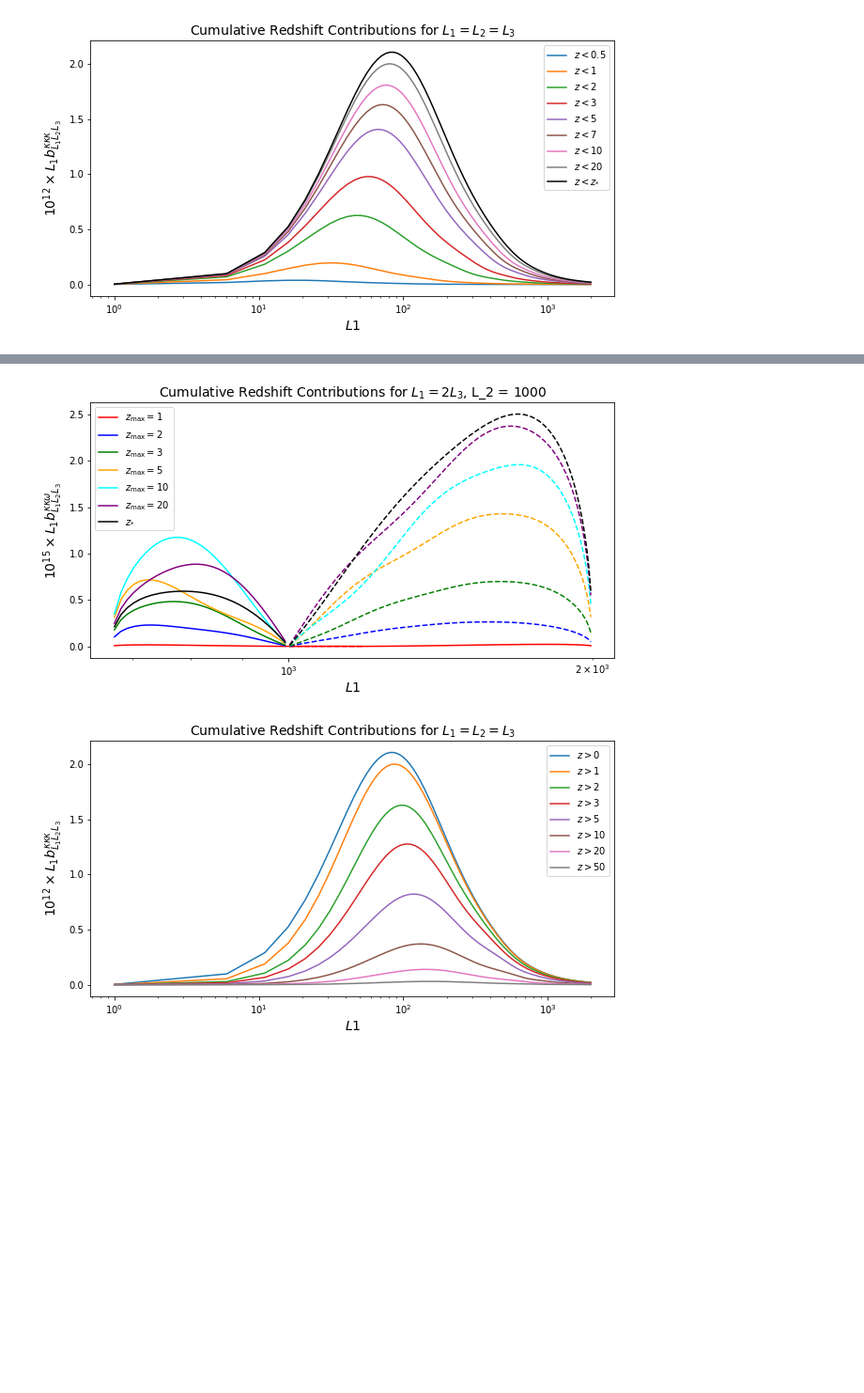
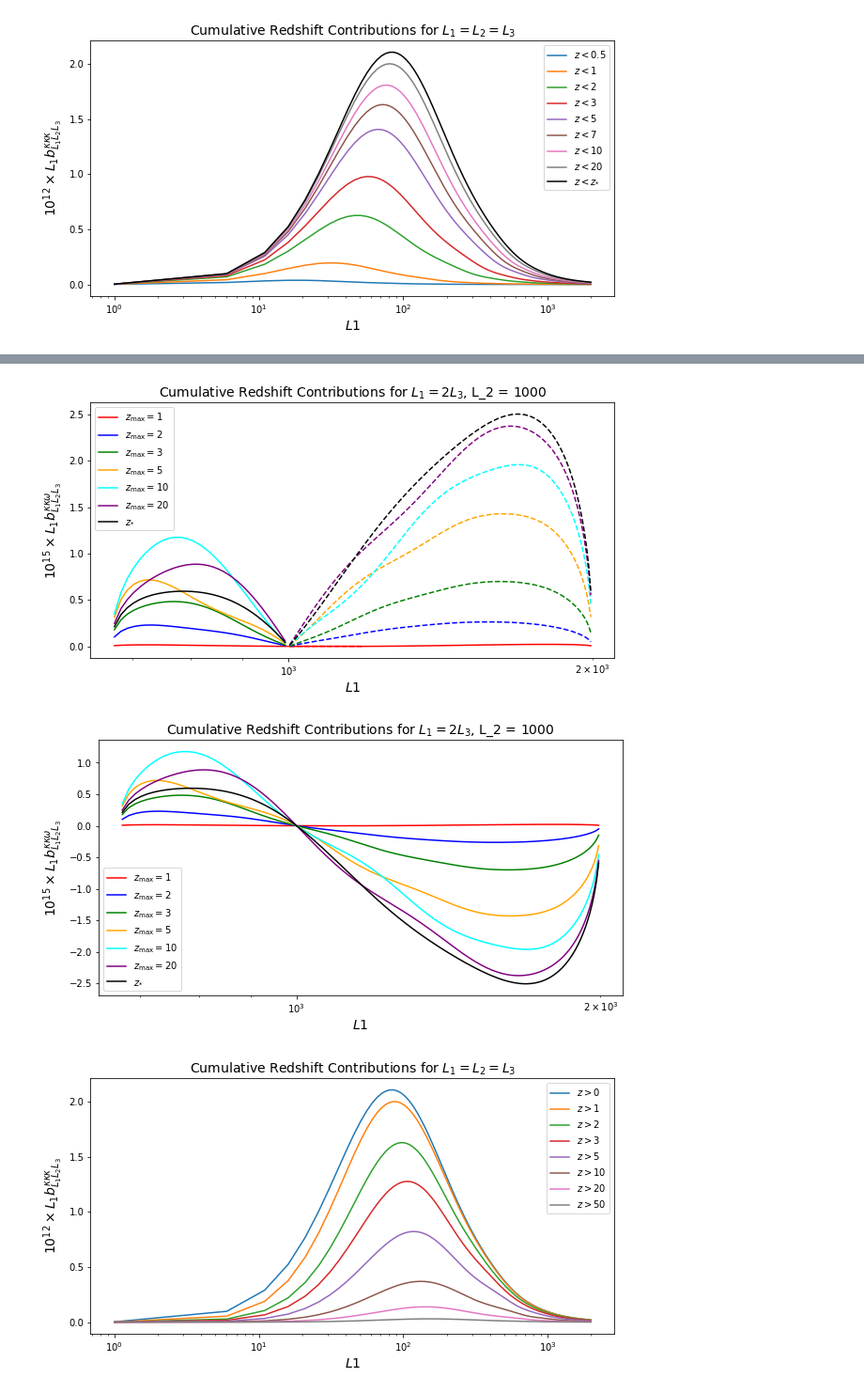
Before and after one commit to mfrobertson/omegaQE, a Jupyter notebook: kkomega/bispectra.ipynb, the cells around one changed output, grey strips where cells are left out. Shown at 94% size. Drawn from its saved outputs; the diff is of its cells as text; code cells hidden in the pictures; blank space fills up the shorter version.

```diff
--- a/kkomega/bispectra.ipynb
+++ b/kkomega/bispectra.ipynb
@@ -144,28 +144,40 @@ plt.show()
 # %%
 zmaxs = np.array([1,2,3,5,10,20,None])
 colours = np.array(["red", "blue", "green", "orange","cyan","purple","k"])
 L2max = 1000
 dL = 5
 Ls = np.arange(1, L2max, dL)
 L1 = 2*Ls
 L2 = 1000
 L3 = Ls
 bi = Bispectra()
 for iii, zmax in enumerate(zmaxs):
     bi_conv_rot = bi.get_convergence_rotation_bispectrum(L1, L2, L3, zmax=zmax)
     if zmax is None:
         plt.semilogx(L1[bi_conv_rot>0], 1e15*L1[bi_conv_rot>0]*np.abs(bi_conv_rot[bi_conv_rot>0]), label="$z_{*}$", color=colours[iii])
         plt.semilogx(L1[bi_conv_rot<=0], 1e15*L1[bi_conv_rot<=0]*np.abs(bi_conv_rot[bi_conv_rot<=0]), color=colours[iii], linestyle="--")
     else:
         plt.semilogx(L1[bi_conv_rot>0], 1e15*L1[bi_conv_rot>0]*np.abs(bi_conv_rot[bi_conv_rot>0]), label=f"$z_{{\mathrm{{max}}}}=${zmax}", color=colours[iii])
         plt.semilogx(L1[bi_conv_rot<=0], 1e15*L1[bi_conv_rot<=0]*np.abs(bi_conv_rot[bi_conv_rot<=0]), color=colours[iii], linestyle="--")
 plt.legend()
 plt.title("Cumulative Redshift Contributions for $L_1 = 2L_3$, L_2 = 1000", fontsize=14)
 plt.ylabel(r"$10^{15}\times L_1b_{L_1L_2L_3}^{\kappa\kappa\omega}$", fontsize=14)
 plt.xlabel("$L1$", fontsize=14)
+plt.figure()
+for iii, zmax in enumerate(zmaxs):
+    bi_conv_rot = bi.get_convergence_rotation_bispectrum(L1, L2, L3, zmax=zmax)
+    if zmax is None:
+        plt.semilogx(L1, 1e15*L1*bi_conv_rot, label="$z_{*}$", color=colours[iii])
+    else:
+        plt.semilogx(L1, 1e15*L1*bi_conv_rot, label=f"$z_{{\mathrm{{max}}}}=${zmax}", color=colours[iii])
+plt.legend()
+plt.title("Cumulative Redshift Contributions for $L_1 = 2L_3$, L_2 = 1000", fontsize=14)
+plt.ylabel(r"$10^{15}\times L_1b_{L_1L_2L_3}^{\kappa\kappa\omega}$", fontsize=14)
+plt.xlabel("$L1$", fontsize=14)
 plt.show()
 # %% [output]
 [figure]
+[figure, added]
 # %%
 zmins = np.array([0,1,2,3,5,10,20,50])
 L2max = 2000
```
Also changed, not shown: parts of 3 cells of this notebook, 6 other files.
